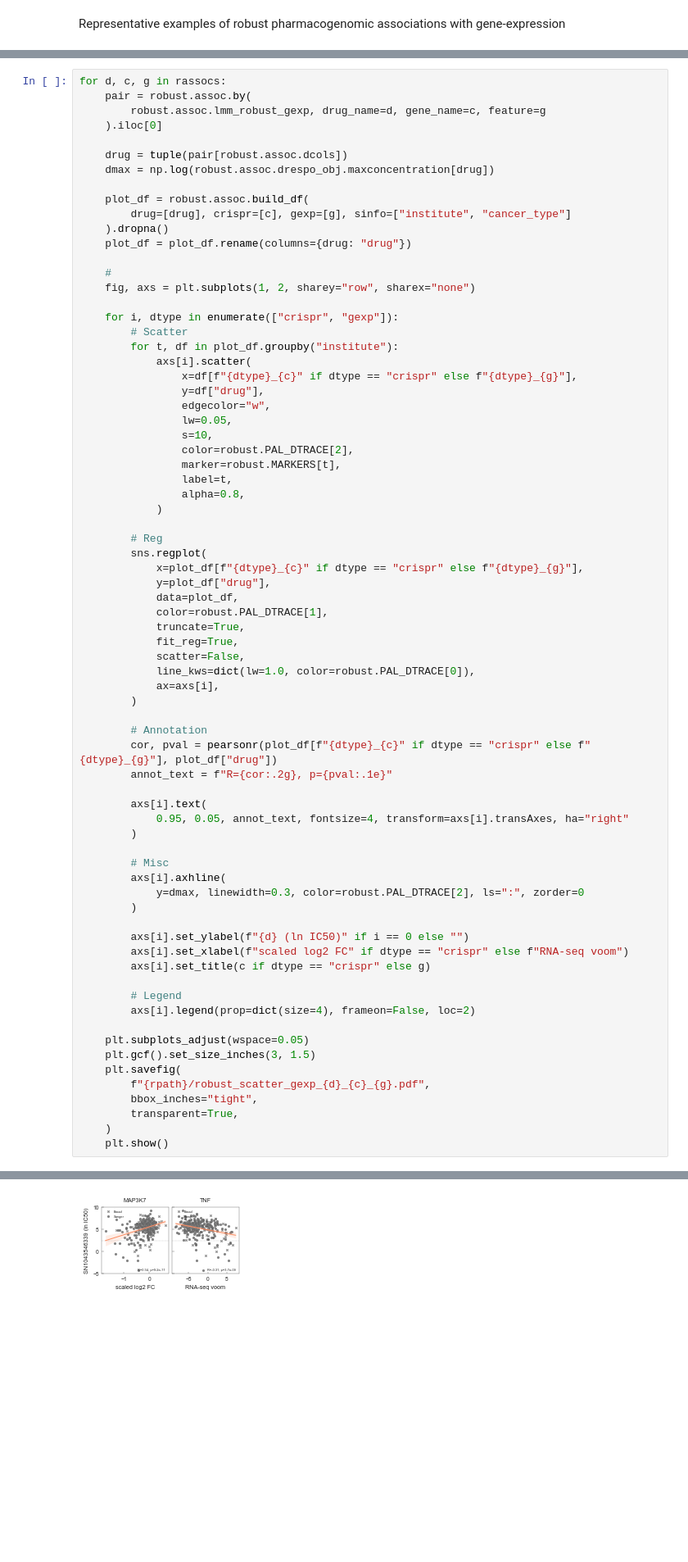
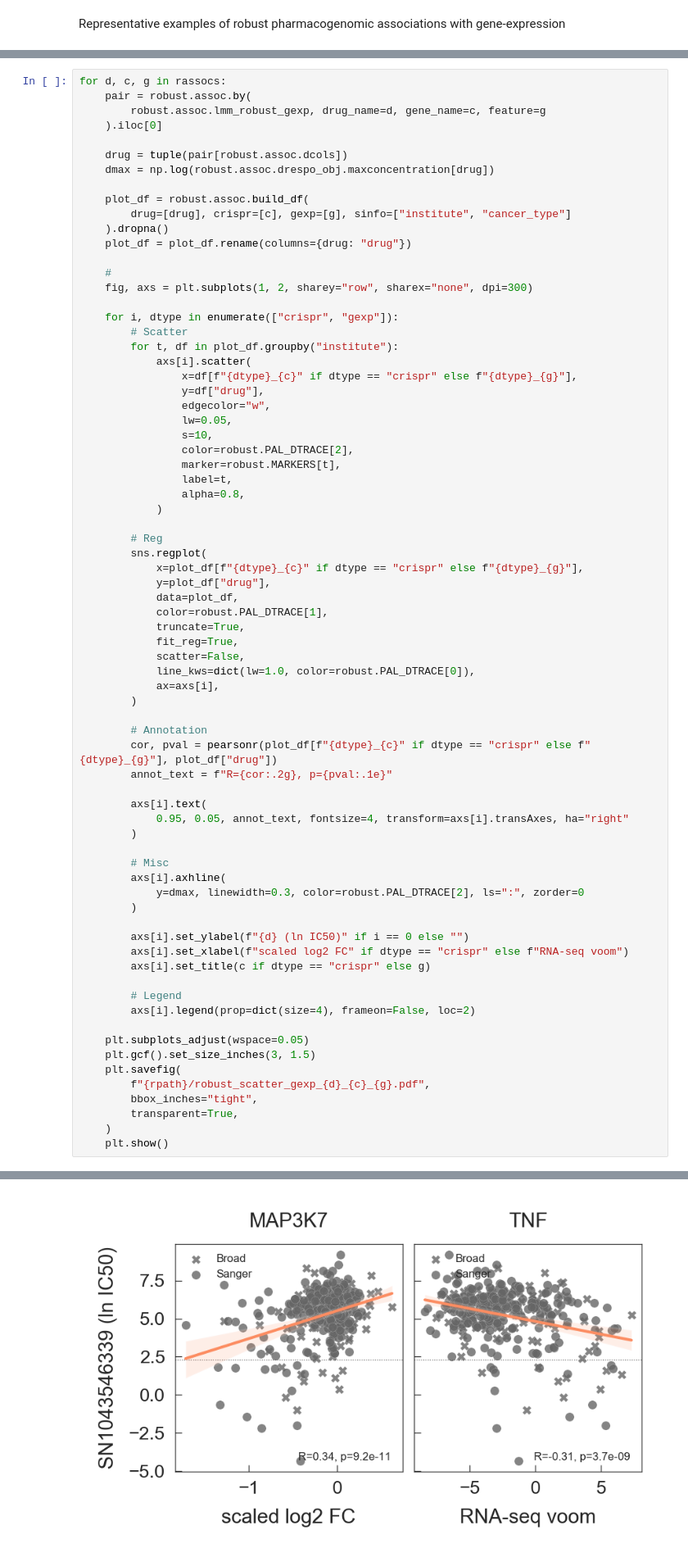
Before and after one commit to EmanuelGoncalves/dtrace, a Jupyter notebook: notebooks/3.RobustAssociations.ipynb, the cells around one changed output, grey strips where cells are left out. Shown at 82% size. Cells and saved outputs as stored; diff of their text form; blank space fills up the shorter version.

```diff
--- a/notebooks/3.RobustAssociations.ipynb
+++ b/notebooks/3.RobustAssociations.ipynb
@@ -192,7 +193,7 @@ for d, c, g in rassocs:
     plot_df = plot_df.rename(columns={drug: "drug"})
 
     #
-    fig, axs = plt.subplots(1, 2, sharey="row", sharex="none")
+    fig, axs = plt.subplots(1, 2, sharey="row", sharex="none", dpi=300)
 
     for i, dtype in enumerate(["crispr", "gexp"]):
         # Scatter
@@ -261 +262 @@ for d, c, g in rassocs:
-[figure, old version]
+[figure, new version]
```
Also changed, not shown: parts of 9 cells of this notebook, 20 other files.
